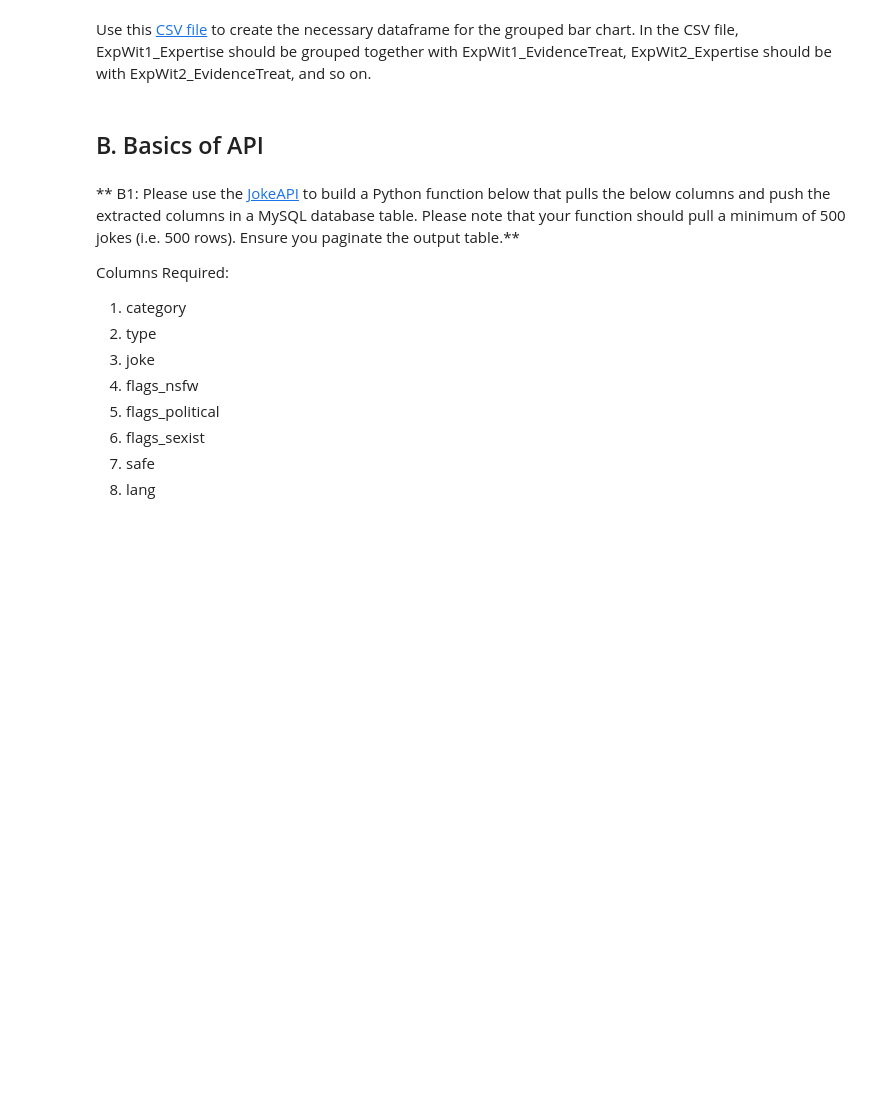
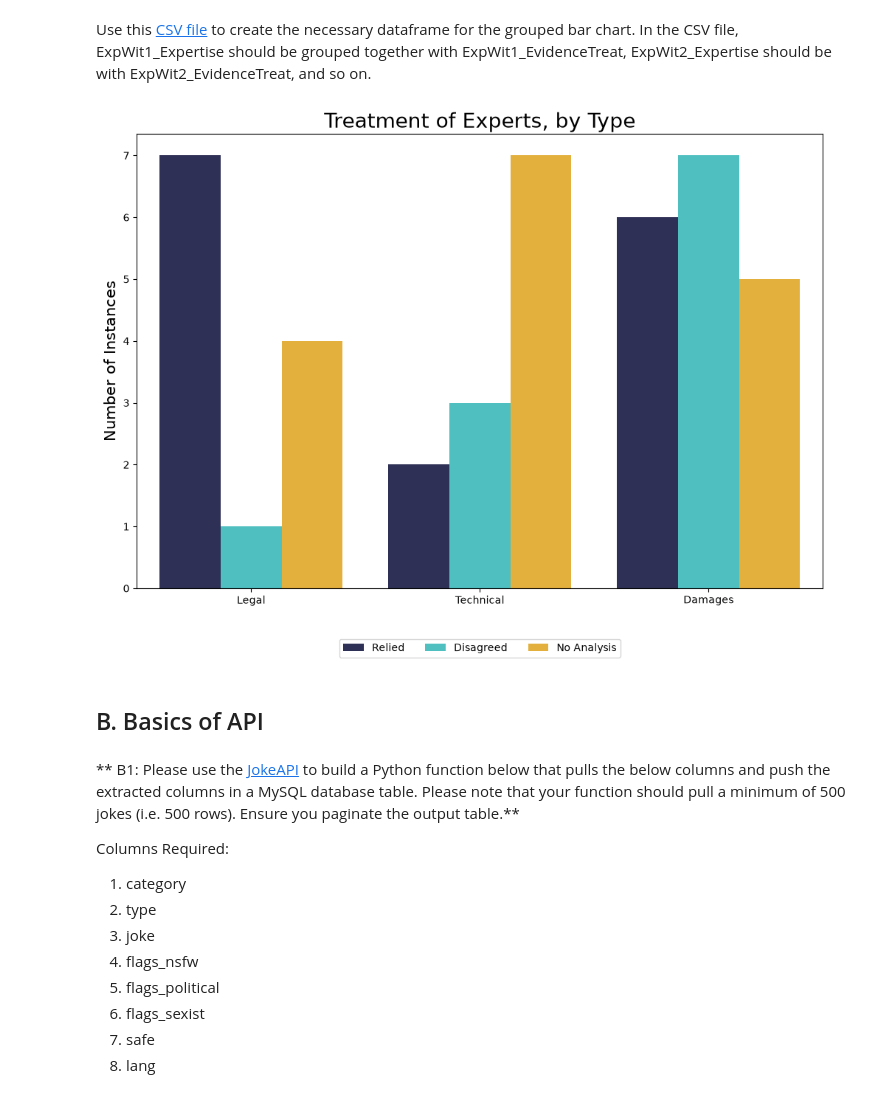
Before and after one commit to m20was/Analytics, a Jupyter notebook: assignments/Statfinity_Assignment_Manish_Biswas/Statfinity_Python_Exercise.ipynb, the cells around one changed output. Saved outputs shown, nothing was run; the diff lists cells and outputs as text; code cells hidden in the pictures; blank space fills up the shorter version.

```diff
--- a/assignments/Statfinity_Assignment_Manish_Biswas/Statfinity_Python_Exercise.ipynb
+++ b/assignments/Statfinity_Assignment_Manish_Biswas/Statfinity_Python_Exercise.ipynb
@@ -45,3 +61,51 @@ Use this [CSV file](https://drive.google.com/file/d/1NyyjRu3iuCA1iXwPdNSvzlzkhbq
+# %%
+# Import CSV
+import pandas as pd
+import seaborn as sns
+import matplotlib.pyplot as plt
+
+df = pd.read_csv("D:/Workspace/workspace/Analytics/assignments/Statfinity_Assignment_Manish_Biswas/data/Test_Data.csv")
+# %%
+# Write the chart creation code below
+
+# Combine all 5 Expert + Evidence Treatment pairs
+colors = ["#282A5B", "#3CD1D3", "#FFB921"]
+data = pd.DataFrame()
+
+for i in range(1, 6):
+    temp = df[[f'ExpWit{i}_Expertise', f'ExpWit{i}_EvidenceTreat']].dropna()
+    temp.columns = ['Expertise', 'Treatment']
+    data = pd.concat([data, temp])
+# data.head(10)
+
+# Cleaning
+data['Treatment'] = data['Treatment'].str.replace('*', '', regex=False)
+data['Treatment'] = data['Treatment'].replace({
+    'Reliance': 'Relied',
+    'Disagreement': 'Disagreed',
+    'No analysis/reliance': 'No Analysis'
+})
+# data.head(10)
+
+data = data.groupby(['Expertise', 'Treatment']).size().reset_index(name='Count')
+data['Expertise'] = pd.Categorical(
+    data['Expertise'],['Legal', 'Technical', 'Damages'],
+    ordered=True)
+
+data['Treatment'] = pd.Categorical(
+    data['Treatment'],['Relied', 'Disagreed', 'No Analysis'],
+    ordered=True)
+# data.head(10)
+
+plt.figure(figsize=(12, 8))
+sns.barplot(data=data, x='Expertise', y='Count', hue='Treatment', palette=colors)
+plt.title('Treatment of Experts, by Type', fontsize=20)
+plt.xlabel('')
+plt.ylabel('Number of Instances', fontsize=15)
+plt.legend(loc='upper center', bbox_to_anchor=(0.5, -0.10), ncol=3)
+plt.show()
+# %% [output]
+[figure, added]
 # %% [markdown]
 ## B. Basics of API
 # %% [markdown]
```
Also changed, not shown: parts of 5 cells of this notebook, 2 other files.
